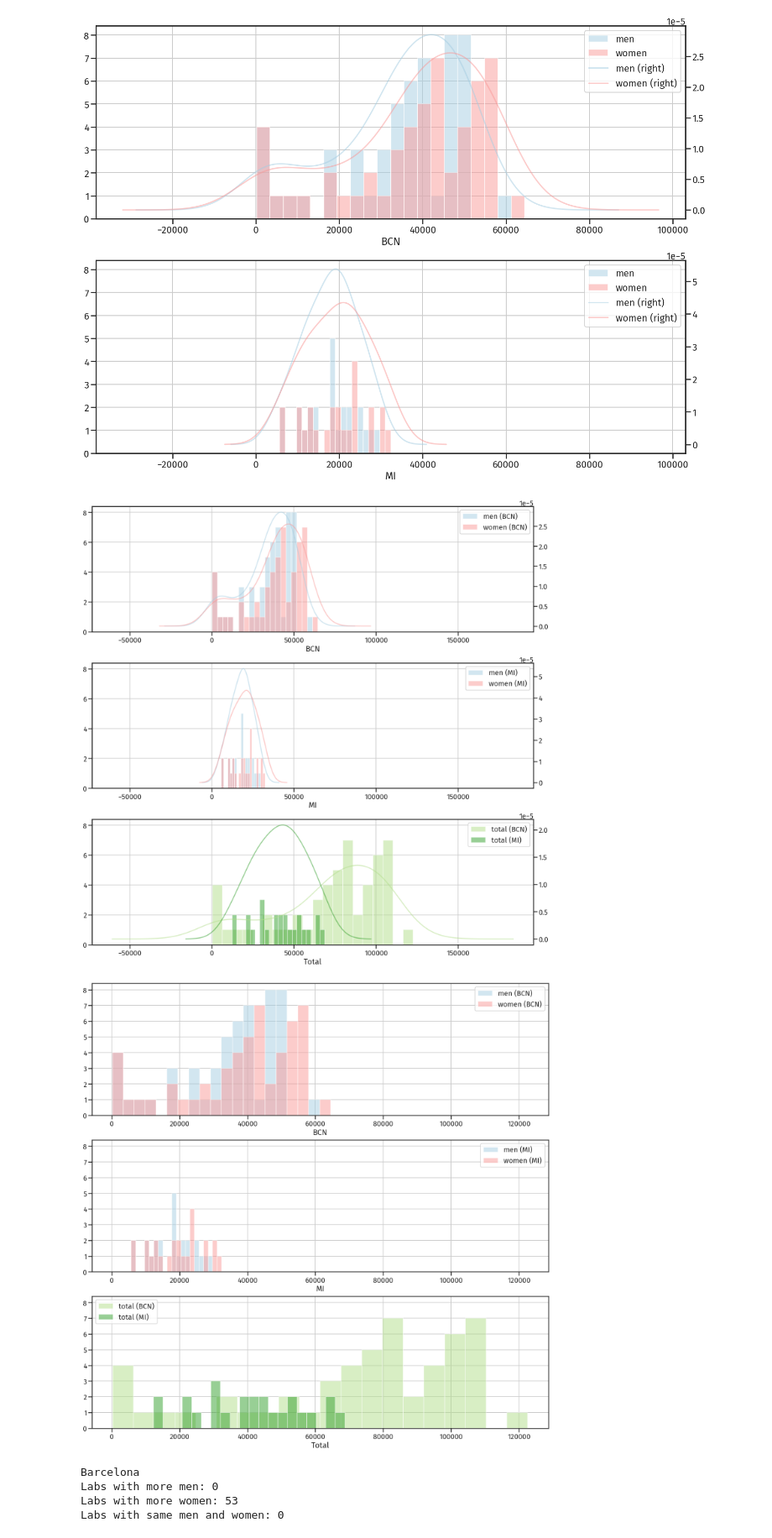
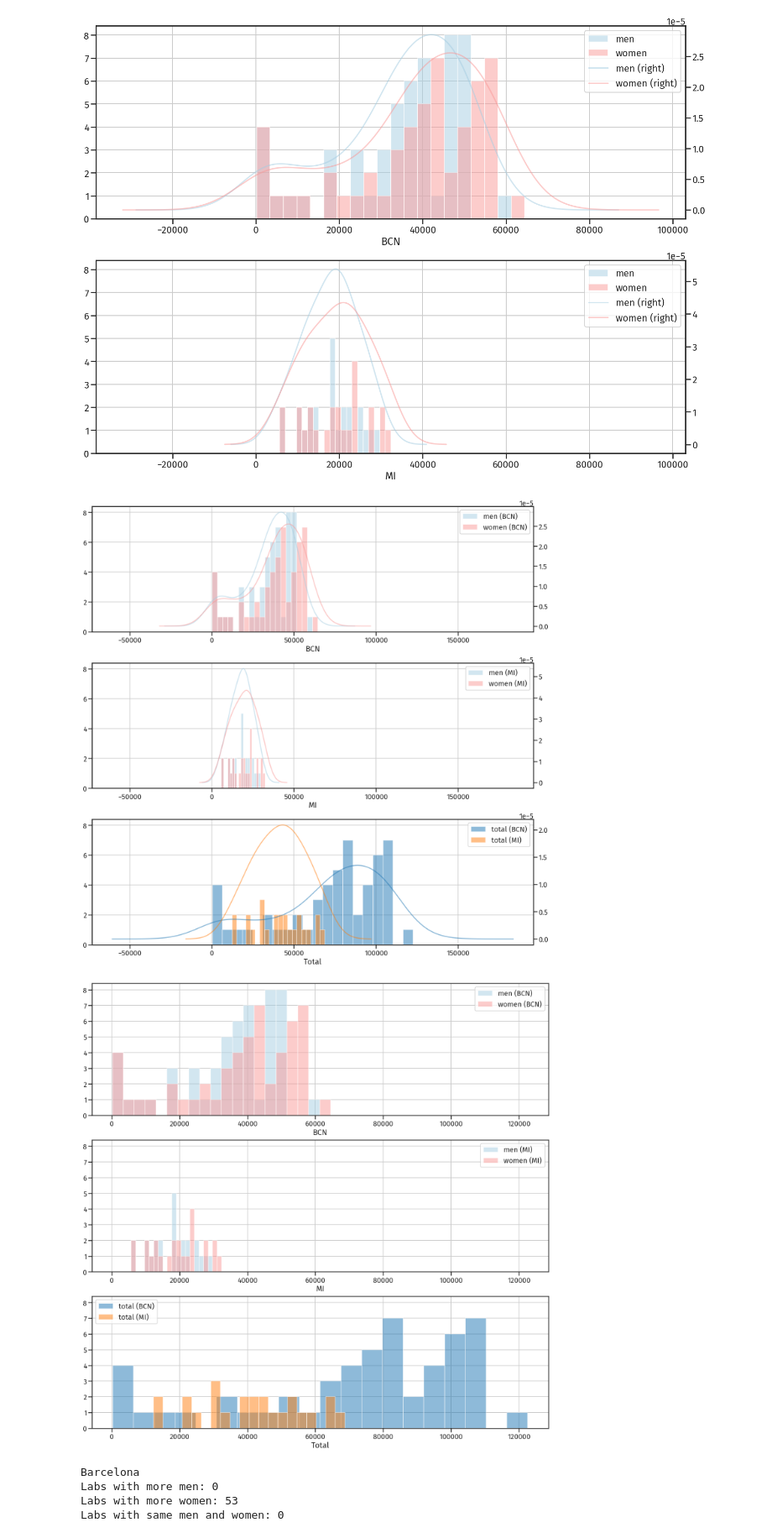
Before and after one commit to openp2pdesign/labs_access_analysis, a Jupyter notebook: 07_Population_facebook_data_overview.ipynb, the cells around one changed output. Shown at 84% size. Drawn from its saved outputs; the diff is of its cells as text; code cells hidden in the pictures.

```diff
--- a/07_Population_facebook_data_overview.ipynb
+++ b/07_Population_facebook_data_overview.ipynb
@@ -16,6 +16,8 @@ import os
 sns.set_context("poster")
 sns.set_style("ticks")
 matplotlib.rc('font', family='serif', serif='Fira Sans')
+# %%
+colors = {'BCN': sns.color_palette()[0], 'MI': sns.color_palette()[1]}
 # %%
 url_data_ita_labs = "data/labs_ita.csv"
 url_data_esp_labs = "data/labs_esp.csv"
@@ -149,10 +151,10 @@ axes[1].set_xlabel('MI')
 axes[1].set_ylabel('')
 axes[1].grid()
 
-data_esp[["total"]].plot(kind="hist", bins=20, alpha=0.5, color=colors2c[0], ax=axes[2])
-data_ita[["total"]].plot(kind="hist", bins=20, alpha=0.5, color=colors2c[1], ax=axes[2])
-data_esp[["total"]].plot(kind="kde", secondary_y=True, alpha=0.5, color=colors2c[0], ax=axes[2])
-data_ita[["total"]].plot(kind="kde", secondary_y=True, alpha=0.5, color=colors2c[1], ax=axes[2])
+data_esp[["total"]].plot(kind="hist", bins=20, alpha=0.5, color=colors["BCN"], ax=axes[2])
+data_ita[["total"]].plot(kind="hist", bins=20, alpha=0.5, color=colors["MI"], ax=axes[2])
+data_esp[["total"]].plot(kind="kde", secondary_y=True, alpha=0.5, color=colors["BCN"], ax=axes[2])
+data_ita[["total"]].plot(kind="kde", secondary_y=True, alpha=0.5, color=colors["MI"], ax=axes[2])
 axes[2].legend(["total (BCN)", "total (MI)"]);
 axes[2].set_xlabel('Total')
 axes[2].set_ylabel('')
@@ -169,41 +171,41 @@ plt.tight_layout()
 plt.savefig("svg" + os.sep + "labs_esp_ita_fbpop_overview_menwomentotal_differentbarkdechart.svg", bbox_inches="tight")
 plt.savefig("png" + os.sep + "labs_esp_ita_fbpop_overview_menwomentotal_differentbarkdechart.png", dpi=300, bbox_inches="tight")
 # %% [output]
-[figure, old version]
+[figure, new version]
 # %%
 figure, axes = plt.subplots(3, 1, figsize=(20,20))
 
 data_esp[["men", "women"]].plot(kind="hist", bins=20, alpha=0.5, color=colors2, ax=axes[0])
 axes[0].legend(["men (BCN)", "women (BCN)"]);
 axes[0].set_xlabel('BCN')
 axes[0].set_ylabel('')
 axes[0].grid()
 
 data_ita[["men", "women"]].plot(kind="hist", bins=20, alpha=0.5, color=colors2, ax=axes[1])
 axes[1].legend(["men (MI)", "women (MI)"]);
 axes[1].set_xlabel('MI')
 axes[1].set_ylabel('')
 axes[1].grid()
 
-data_esp[["total"]].plot(kind="hist", bins=20, alpha=0.5, color=colors2c[0], ax=axes[2])
-data_ita[["total"]].plot(kind="hist", bins=20, alpha=0.5, color=colors2c[1], ax=axes[2])
+data_esp[["total"]].plot(kind="hist", bins=20, alpha=0.5, color=colors["BCN"], ax=axes[2])
+data_ita[["total"]].plot(kind="hist", bins=20, alpha=0.5, color=colors["MI"], ax=axes[2])
 axes[2].legend(["total (BCN)", "total (MI)"]);
 axes[2].set_xlabel('Total')
 axes[2].set_ylabel('')
 axes[2].grid()
 
 axes[0].set_xlim(axes[2].get_xlim())
 axes[0].set_ylim(axes[0].get_ylim())
 axes[1].set_xlim(axes[2].get_xlim())
 axes[1].set_ylim(axes[0].get_ylim())
 axes[2].set_xlim(axes[2].get_xlim())
 axes[2].set_ylim(axes[0].get_ylim())
 
 plt.tight_layout()
 plt.savefig("svg" + os.sep + "labs_esp_ita_fbpop_overview_menwomentotal_differentbarchart.svg", bbox_inches="tight")
 plt.savefig("png" + os.sep + "labs_esp_ita_fbpop_overview_menwomentotal_differentbarchart.png", dpi=300, bbox_inches="tight")
 # %% [output]
-[figure, old version]
+[figure, new version]
 # %%
 more_men = 0
 more_women = 0
```
Also changed, not shown: parts of 1 cell of this notebook, 7 other files.
